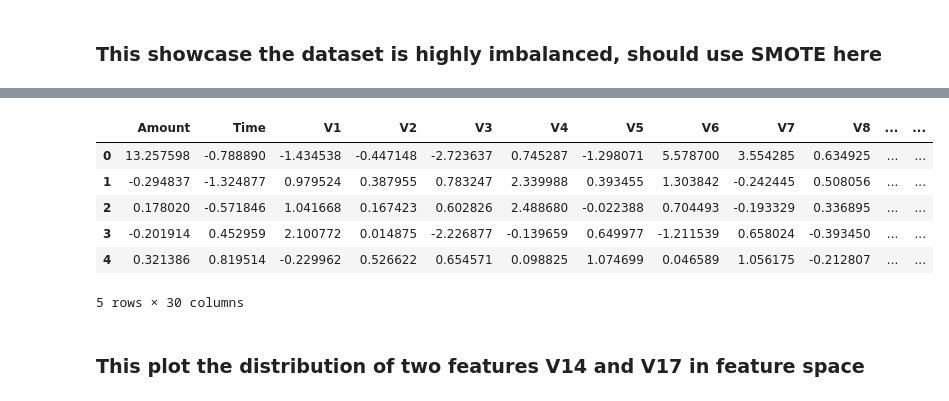
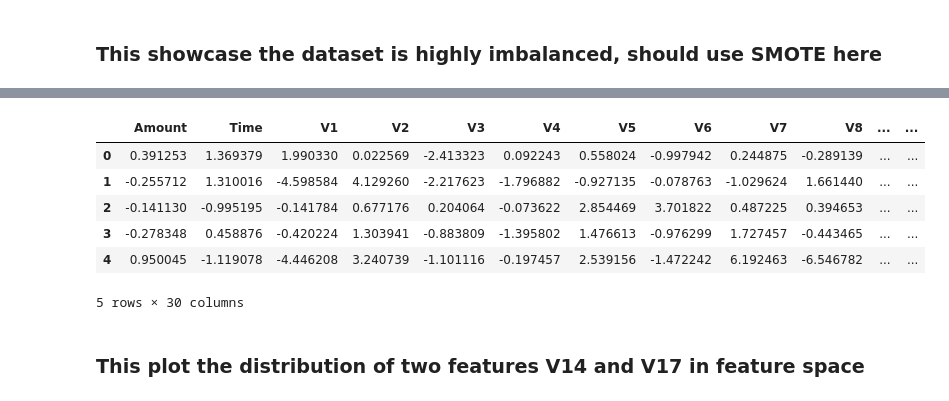
Before and after one commit to Haoyuan-L/Fed_DataMesh, a Jupyter notebook: Centralized_FraudNN/train.ipynb, the cells around one changed output, grey strips where cells are left out. Cells and saved outputs as stored; diff of their text form; code cells hidden in the pictures.

```diff
--- a/Centralized_FraudNN/train.ipynb
+++ b/Centralized_FraudNN/train.ipynb
@@ -87,14 +87,14 @@ X = creditcard.loc[:, :"Amount"].copy()
 y = creditcard.loc[:, "Class"].copy()
 
 # split dataset to training set and test set
-X_train, X_test, y_train, y_test = train_test_split(X, y, test_size=0.3, random_state=6)
+X_train, X_test, y_train, y_test = train_test_split(X, y, test_size=0.3, stratify=y)
 
 # oversampling the train set
-sm = SMOTE(sampling_strategy=0.01, random_state=66)
-under = RandomUnderSampler(sampling_strategy=0.02)
-steps = [('o', sm), ('u', under)]
-pipeline = Pipeline(steps=steps)
-X_train_res, y_train_res = pipeline.fit_resample(X_train, y_train)
+sm = SMOTE(sampling_strategy=0.01, random_state=10)
+# under = RandomUnderSampler(sampling_strategy=0.01)
+# steps = [('o', sm), ('u', under)]
+# pipeline = Pipeline(steps=steps)
+X_train_res, y_train_res = sm.fit_resample(X_train, y_train)
 # X_train_res, y_train_res = X_train, y_train
 
 # move the column Amount to the beginning of the dataframe
@@ -110,10 +110,10 @@ Class distribution after resampling:
 Name: Class, dtype: int64
 |  | Amount | Time | V1 | V2 | V3 | V4 | V5 | V6 | V7 | V8 | ... | ... |
-| 0 | 13.257598 | -0.788890 | -1.434538 | -0.447148 | -2.723637 | 0.745287 | -1.298071 | 5.578700 | 3.554285 | 0.634925 | ... | ... |
-| 1 | -0.294837 | -1.324877 | 0.979524 | 0.387955 | 0.783247 | 2.339988 | 0.393455 | 1.303842 | -0.242445 | 0.508056 | ... | ... |
-| 2 | 0.178020 | -0.571846 | 1.041668 | 0.167423 | 0.602826 | 2.488680 | -0.022388 | 0.704493 | -0.193329 | 0.336895 | ... | ... |
-| 3 | -0.201914 | 0.452959 | 2.100772 | 0.014875 | -2.226877 | -0.139659 | 0.649977 | -1.211539 | 0.658024 | -0.393450 | ... | ... |
-| 4 | 0.321386 | 0.819514 | -0.229962 | 0.526622 | 0.654571 | 0.098825 | 1.074699 | 0.046589 | 1.056175 | -0.212807 | ... | ... |
+| 0 | 0.391253 | 1.369379 | 1.990330 | 0.022569 | -2.413323 | 0.092243 | 0.558024 | -0.997942 | 0.244875 | -0.289139 | ... | ... |
+| 1 | -0.255712 | 1.310016 | -4.598584 | 4.129260 | -2.217623 | -1.796882 | -0.927135 | -0.078763 | -1.029624 | 1.661440 | ... | ... |
+| 2 | -0.141130 | -0.995195 | -0.141784 | 0.677176 | 0.204064 | -0.073622 | 2.854469 | 3.701822 | 0.487225 | 0.394653 | ... | ... |
+| 3 | -0.278348 | 0.458876 | -0.420224 | 1.303941 | -0.883809 | -1.395802 | 1.476613 | -0.976299 | 1.727457 | -0.443465 | ... | ... |
+| 4 | 0.950045 | -1.119078 | -4.446208 | 3.240739 | -1.101116 | -0.197457 | 2.539156 | -1.472242 | 6.192463 | -6.546782 | ... | ... |
 5 rows × 30 columns
 # %% [markdown]
 ### This plot the distribution of two features V14 and V17 in feature space
```
Also changed, not shown: parts of 10 cells of this notebook.
